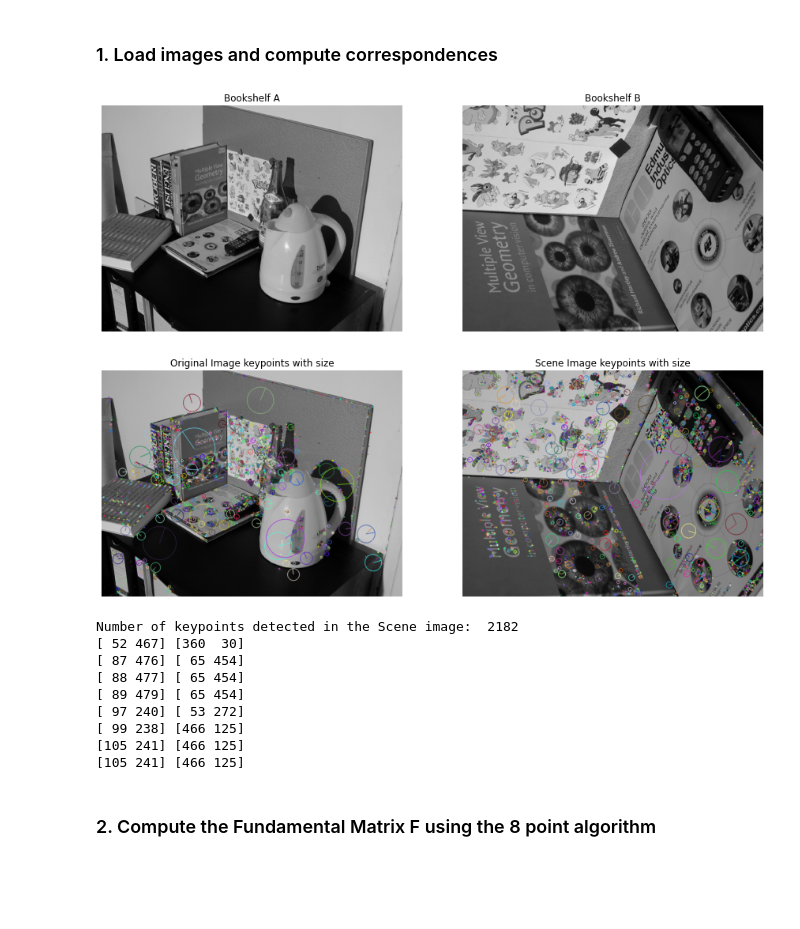
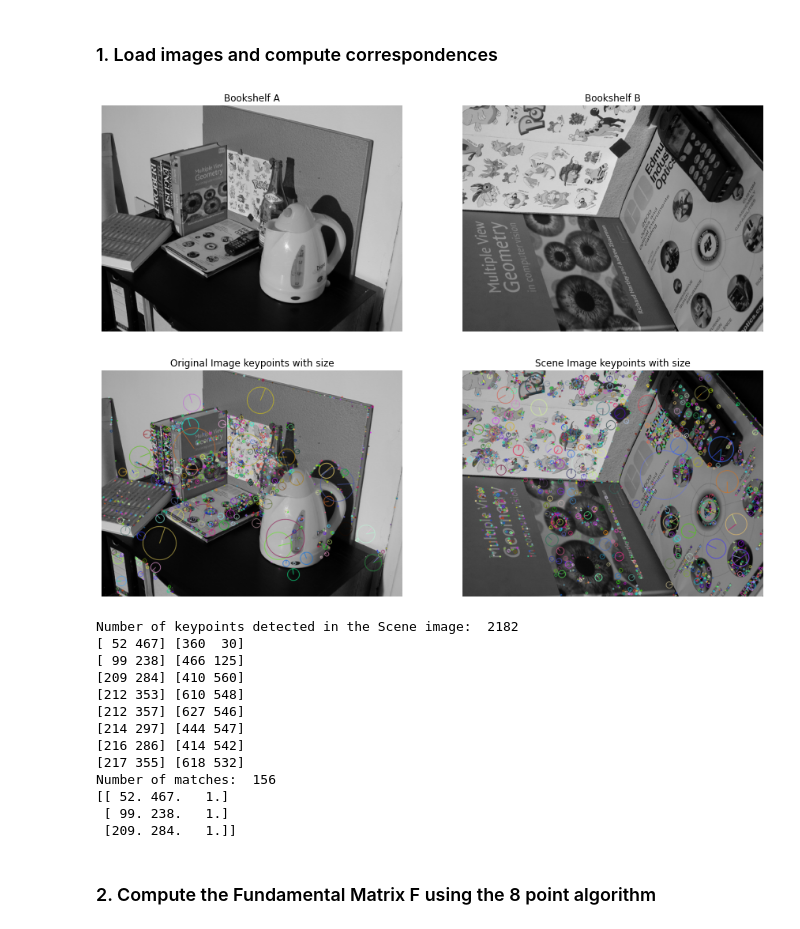
Before and after one commit to adesu7/8-point-Algorithm-Fundamental-Matrix, a Jupyter notebook: COMP90086_asst3_2022.ipynb, the cells around one changed output. Cells and saved outputs as stored; diff of their text form; code cells hidden in the pictures; blank space fills up the shorter version.

```diff
--- a/COMP90086_asst3_2022.ipynb
+++ b/COMP90086_asst3_2022.ipynb
@@ -76,44 +76,55 @@ print("Number of keypoints detected in the Scene image: ", len(kp2))
 
 # FLANN parameters and initialize
 FLANN_INDEX_KDTREE = 1
 index_params = dict(algorithm = FLANN_INDEX_KDTREE, trees = 5)
 search_params = dict(checks=50)
 flann = cv2.FlannBasedMatcher(index_params, search_params)
 
 # Matching descriptor using KNN algorithm
 matches = flann.knnMatch(des1, des2, k=2)
 
 # Apply ratio test
 ptsL = []
 ptsR = []
 
 for i,(m,n) in enumerate(matches):
-    if m.distance < 0.8 *n.distance:
+    if m.distance < 0.7 *n.distance:
         ptsL.append(kp1[m.queryIdx].pt)
         ptsR.append(kp2[m.trainIdx].pt)
 
 
 
 ptsL = np.int32(ptsL)
 ptsR = np.int32(ptsR)
 
 
 for i in range(len(ptsL)):
     print(ptsL[i], ptsR[i])
     if i == 7:
         break
+
+print("Number of matches: ", len(ptsL))
+
+# Add ones to the end of the points
+test = np.hstack((ptsL, np.ones((ptsL.shape[0], 1))))
+test2 = np.hstack((ptsR, np.ones((ptsR.shape[0], 1))))
+print(test[0:3])
 # %% [output]
 [figure]
-[figure, old version]
+[figure, new version]
 Number of keypoints detected in the Scene image:  2182
 [ 52 467] [360  30]
-[ 87 476] [ 65 454]
-[ 88 477] [ 65 454]
-[ 89 479] [ 65 454]
-[ 97 240] [ 53 272]
 [ 99 238] [466 125]
-[105 241] [466 125]
-[105 241] [466 125]
+[209 284] [410 560]
+[212 353] [610 548]
+[212 357] [627 546]
+[214 297] [444 547]
+[216 286] [414 542]
+[217 355] [618 532]
+Number of matches:  156
+[[ 52. 467.   1.]
+ [ 99. 238.   1.]
+ [209. 284.   1.]]
 # %% [markdown]
 ### 2. Compute the Fundamental Matrix F using the 8 point algorithm
 # %%
```
Also changed, not shown: parts of 4 cells of this notebook.
